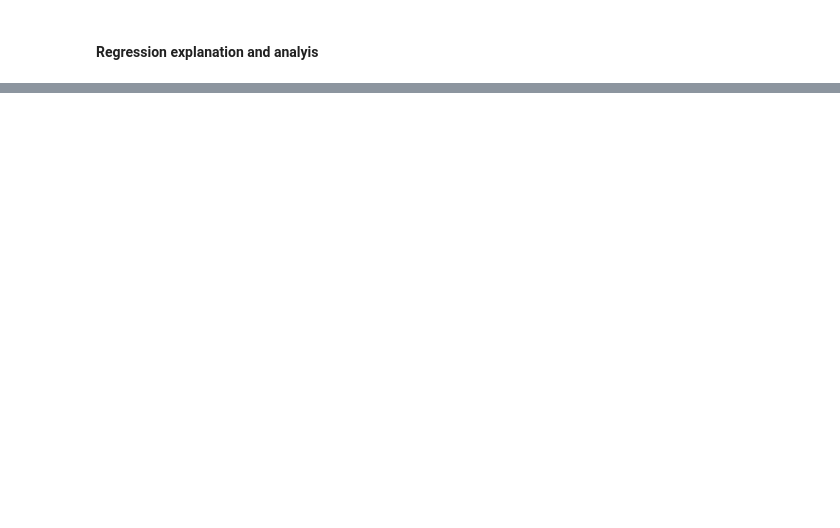
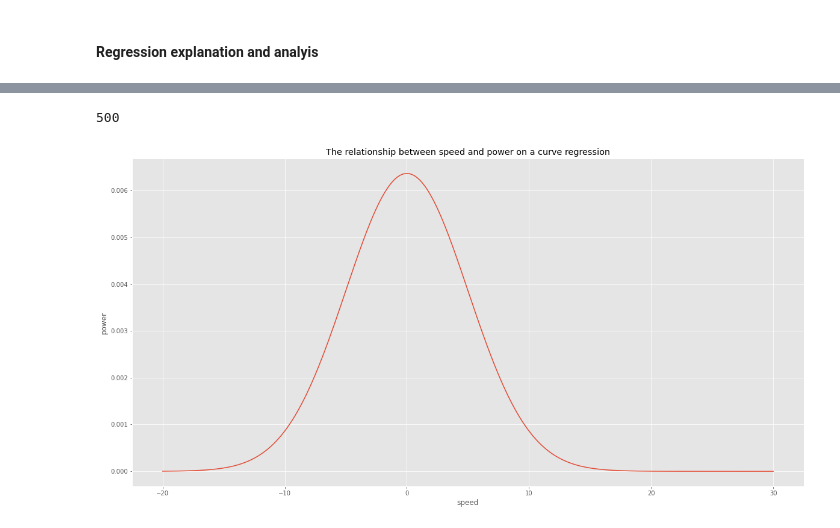
Before and after one commit to Samjean2020/project2020-fundamentals, a Jupyter notebook: Project2020.py.ipynb, the cells around one changed output, grey strips where cells are left out. Cells and saved outputs as stored; diff of their text form; code cells hidden in the pictures; blank space fills up the shorter version.

```diff
--- a/Project2020.py.ipynb
+++ b/Project2020.py.ipynb
@@ -317,3 +515,8 @@ y = np.array([ 0.113, 11.664, 0.929,4.454,3.200])
+# %%
+# Keep the index ordering using numpy.reshape() function.
+x = np.array([5.280,5.305,5.430,5.455,5.506]).reshape((-1, 1))
+# This part of data is used below.
+y = np.array([ 0.113, 11.664, 0.929,4.454,3.200])
 # %%
 # Get the output
 x
@@ -396,0 +601,12 @@ plt.scatter(x, y)
+# %%
+# Simulate powerproduction dataset values to get a curve regression using normal probaility density function
+# and numpy linspace function.
+# Get normpdf() function
+normpdf = lambda mu, s, x: (1.0 / (2.0 * np.pi * s**2)) * np.exp(-((x - mu)**2)/(2 * s**2))
+# Get numpy linspace() function for independent variable (speed).
+x1 = np.linspace(-20.0, 30.0, 500)
+# Get independent variable(power) via normpdf().
+y1 = normpdf(0.0, 5.0, x1)
+# %%
+# simulating powerproduction dataset(speed values) to get a curve regression using np.linspace() function.
+x1 = np.linspace(-20.0, 30.0, 500)
@@ -396,0 +637,4 @@ plt.scatter(x, y)
+# %%
+# simulating powerproduction dataset (power values) to get a curve regression using normpdf function() function.
+y1 = normpdf(0.0, 5.0, x1)
+# https://www.mathworks.com/help/stats/normpdf.html
@@ -396,0 +661,15 @@ plt.scatter(x, y)
+# %%
+len(y1)
+# %% [output]
+500
+# %%
+# Get plot, a curve regression.
+plt.plot(x1, y1)
+
+plt.title("The relationship between speed and power on a curve regression")
+plt.xlabel("speed")
+plt.ylabel("power")
+
+plt.show()
+# %% [output]
+[figure, added]
```
Also changed, not shown: parts of 66 cells of this notebook.
